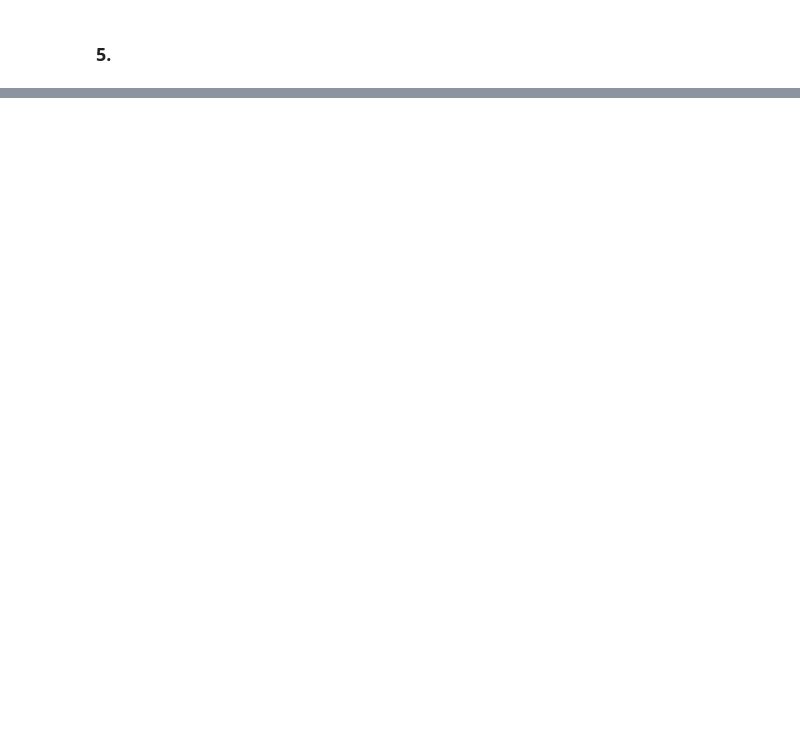
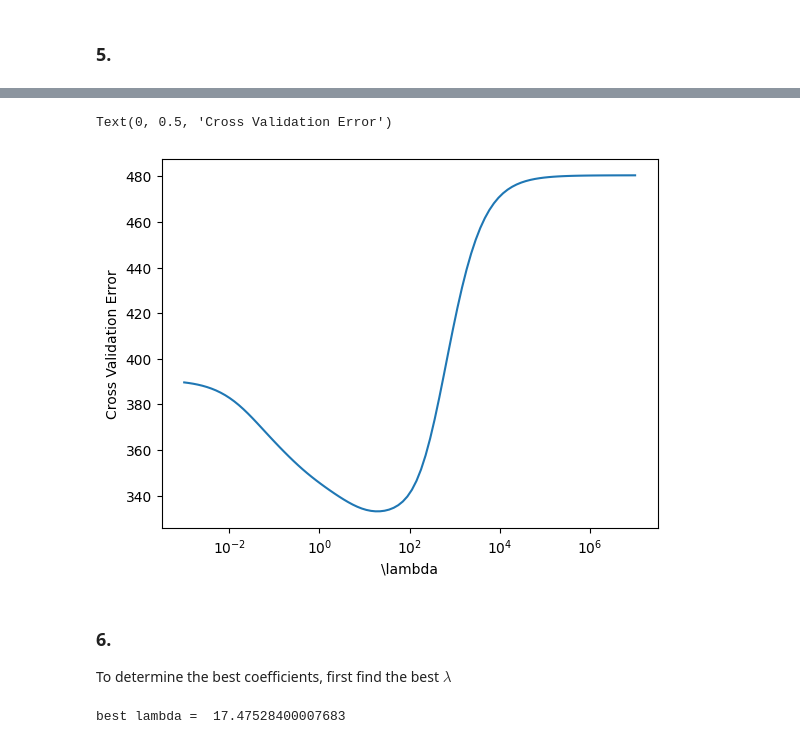
Before and after one commit to Jonas-Zhang97/TUM-MLO, a Jupyter notebook: MLO/HW3/HW3.ipynb, the cells around one changed output, grey strips where cells are left out. Cells and saved outputs as stored; diff of their text form; code cells hidden in the pictures; blank space fills up the shorter version.

```diff
--- a/MLO/HW3/HW3.ipynb
+++ b/MLO/HW3/HW3.ipynb
@@ -248,0 +184,42 @@ KFCV.folds_gen()
+# %%
+# Set number of folds
+K = 5
+
+folds_X, folds_y = foldsGeneneration(X, y, K)
+
+# For every lambda, 5 thetas can be calculated
+error = np.zeros([lam_array.shape[0], K])
+
+# For the i-th lambda
+for i in range(lam_array.shape[0]):
+  lam = lam_array[i]
+  # And the j-th fold as training set
+  for j in range(K):
+    # Generate training set and test sets
+    X_train = folds_X[j, :, :]
+    y_train = folds_y[j, :]
+
+    X_test = np.delete(folds_X, j, axis = 0)
+    y_test = np.delete(folds_y, j, axis = 0)
+
+    theta = solveRidgeRegression(X_train, y_train, lam)
+    error[i, j] = thetaError(theta, X_test, y_test)
+
+error_cv = np.sqrt(np.mean(error, axis=1))
+
+plt.semilogx(lam_array, error_cv)
+plt.xlabel("\lambda")
+plt.ylabel("Cross Validation Error")
+# %% [output]
+Text(0, 0.5, 'Cross Validation Error')
+[figure, added]
+# %% [markdown]
+### 6.
+
+To determine the best coefficients, first find the best $\lambda$
+# %%
+star_index = np.argmin(error_cv)
+lam_star = lam_array[star_index]
+print("best lambda = ", lam_star)
+# %% [output]
+best lambda =  17.47528400007683
```
Also changed, not shown: parts of 21 cells of this notebook, 3 other files.
